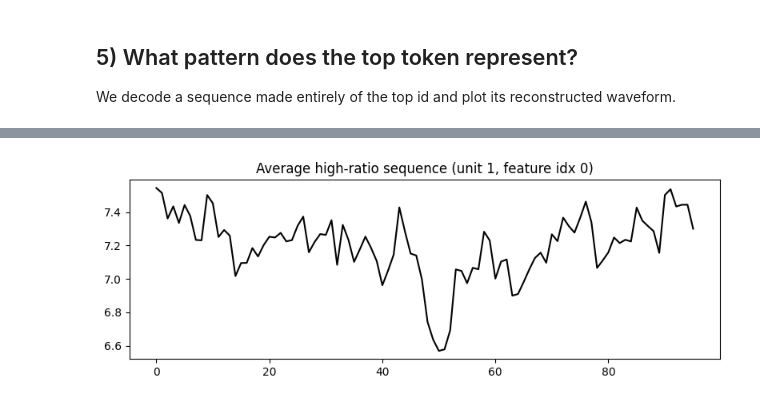
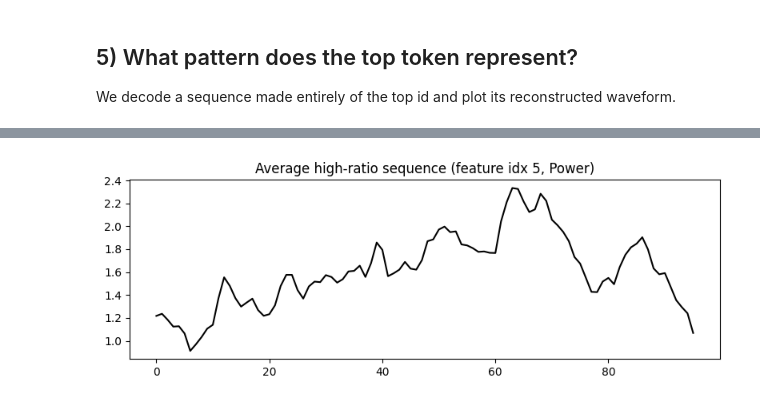
Before and after one commit to redEddie/TOTEM, a Jupyter notebook: lg3/example/lg3_token_id_dominance_demo.ipynb, the cells around one changed output, grey strips where cells are left out. Drawn from its saved outputs; the diff is of its cells as text; code cells hidden in the pictures.

```diff
--- a/lg3/example/lg3_token_id_dominance_demo.ipynb
+++ b/lg3/example/lg3_token_id_dominance_demo.ipynb
@@ -18,6 +18,7 @@ sys.path.append(os.path.abspath('../..'))
 LG3_VQVAE_CKPT = '../saved_models/CD64_CW256_CF4_BS2048_ITR15000/checkpoints/final_model.pth'
 UNIT_IDS = [1, 4, 6]
 UNIT_ROOT = os.path.abspath(os.path.join('..', 'data', 'processed', 'smartcare_units'))
+PROCESSED_DIR = os.path.abspath(os.path.join('..', 'data', 'processed'))
 
 SEQ_LEN = 96
 SAMPLE_SEQS = 2000  # per unit
@@ -304,27 +287,28 @@ Optional: compare with average of high-ratio sequences (single unit).
 # %%
-unit_id = UNIT_IDS[0]
-meta = unit_meta[unit_id]
-ratios = top_id_ratio(meta['codes'], top_id)
-ts = pd.to_datetime(meta['timestamps'])
+# meta = meta["all"]
+ratios = top_id_ratio(meta["codes"], top_id)
+ts = pd.to_datetime(meta["timestamps"])
 
-# Rebuild sequences for this unit to compute mean pattern
-df = meta['values']
+feature_name = "Power"  # 시각화 원하는 컬럼명
+# Rebuild sequences for this dataset to compute mean pattern
+df = meta["values"]
+feature_idx = df.select_dtypes(include=[np.number]).columns.get_loc(feature_name)
 values = df.select_dtypes(include=[np.number]).values
 x = build_sequences(values, SEQ_LEN)
 if x is not None:
     # align x length with ratios length
     max_len = min(len(x), len(ratios))
     x = x[:max_len]
     ratios = ratios[:max_len]
     high = ratios >= np.quantile(ratios, 0.95)
     mean_pattern = x[high].mean(axis=0)
     # plot one feature (first column)
     plt.figure(figsize=(8, 3))
-    plt.plot(mean_pattern[:, 0], color='black')
-    plt.title(f'Average high-ratio sequence (unit {unit_id}, feature idx 0)')
+    plt.plot(mean_pattern[:, feature_idx], color="black")
+    plt.title(f"Average high-ratio sequence (feature idx {feature_idx}, {feature_name})")
     plt.tight_layout()
     plt.show()
 else:
-    print('Not enough data to compute mean pattern')
+    print("Not enough data to compute mean pattern")
 # %% [output]
-[figure, old version]
+[figure, new version]
```
Also changed, not shown: parts of 6 cells of this notebook, 9 other files.
